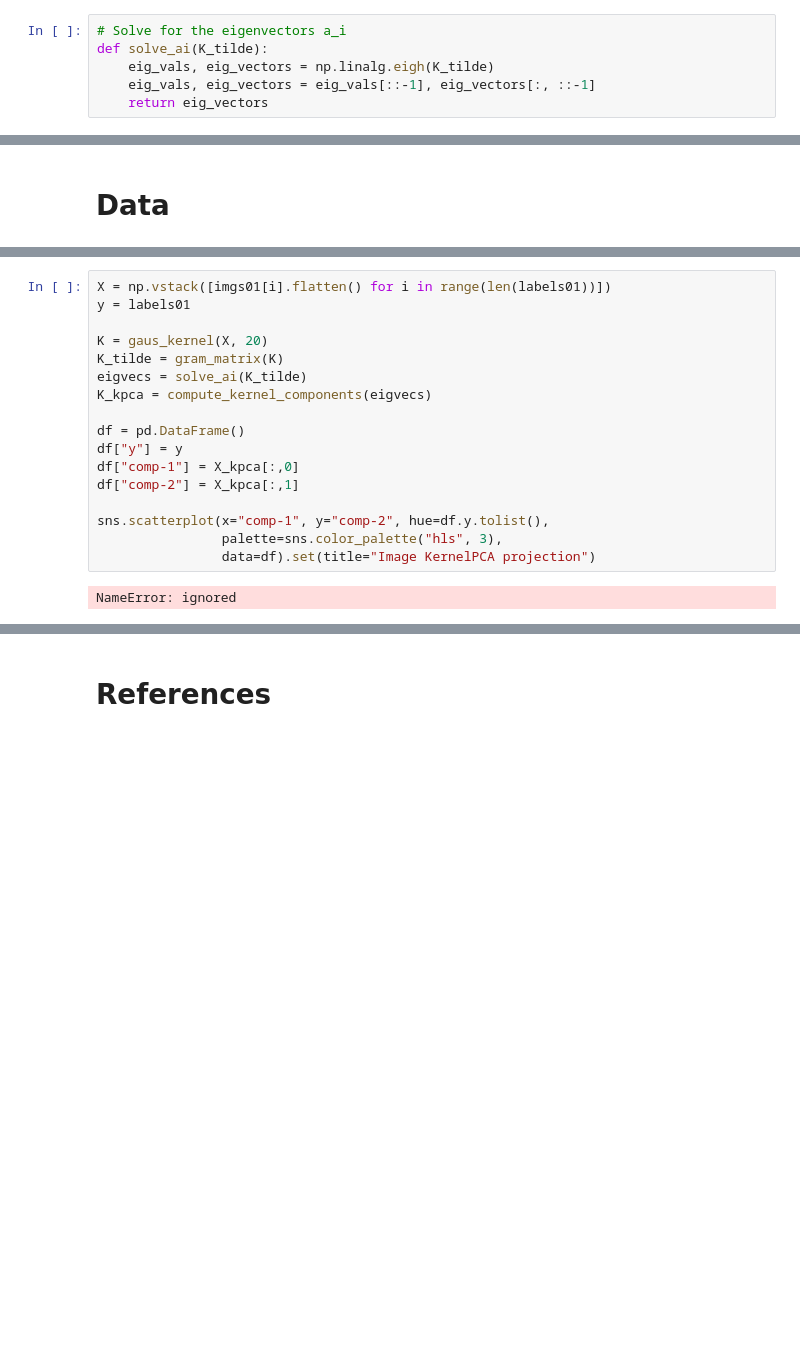
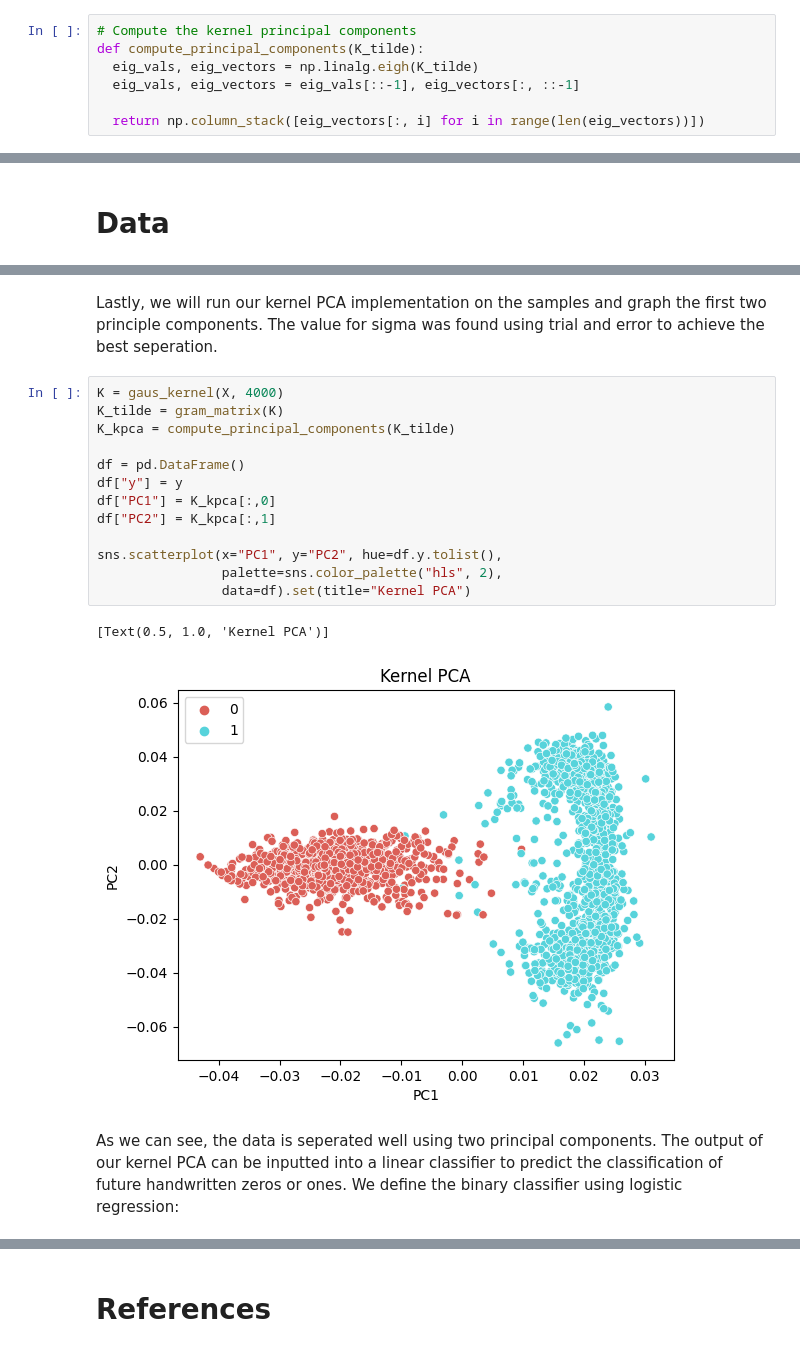
Before and after one commit to CrossWI/MATH535-Final, a Jupyter notebook: kernalPCA.ipynb, the cells around one changed output, grey strips where cells are left out. Cells and saved outputs as stored; diff of their text form; blank space fills up the shorter version.

```diff
--- a/kernalPCA.ipynb
+++ b/kernalPCA.ipynb
@@ -148,6 +148,7 @@ Step 3: Now that we have the Gram matrix, we need to solve for the vectors $a_i$
 # %%
-# Solve for the eigenvectors a_i
-def solve_ai(K_tilde):
-	eig_vals, eig_vectors = np.linalg.eigh(K_tilde)
-	eig_vals, eig_vectors = eig_vals[::-1], eig_vectors[:, ::-1]
-	return eig_vectors
+# Compute the kernel principal components
+def compute_principal_components(K_tilde):
+  eig_vals, eig_vectors = np.linalg.eigh(K_tilde)
+  eig_vals, eig_vectors = eig_vals[::-1], eig_vectors[:, ::-1]
+
+  return np.column_stack([eig_vectors[:, i] for i in range(len(eig_vectors))])
@@ -183,19 +199,20 @@ Now, we can perform kernel PCA on the training data set
+# %% [markdown]
+Lastly, we will run our kernel PCA implementation on the samples and graph the first two principle components. The value for sigma was found using trial and error to achieve the best seperation.
 # %%
-X = np.vstack([imgs01[i].flatten() for i in range(len(labels01))])
-y = labels01
-
-K = gaus_kernel(X, 20)
+K = gaus_kernel(X, 4000)
 K_tilde = gram_matrix(K)
-eigvecs = solve_ai(K_tilde)
-K_kpca = compute_kernel_components(eigvecs)
+K_kpca = compute_principal_components(K_tilde)
 
 df = pd.DataFrame()
 df["y"] = y
-df["comp-1"] = X_kpca[:,0]
-df["comp-2"] = X_kpca[:,1]
+df["PC1"] = K_kpca[:,0]
+df["PC2"] = K_kpca[:,1]
 
-sns.scatterplot(x="comp-1", y="comp-2", hue=df.y.tolist(),
-                palette=sns.color_palette("hls", 3),
-                data=df).set(title="Image KernelPCA projection")
+sns.scatterplot(x="PC1", y="PC2", hue=df.y.tolist(),
+                palette=sns.color_palette("hls", 2),
+                data=df).set(title="Kernel PCA")
 # %% [output]
-NameError: ignored
+[Text(0.5, 1.0, 'Kernel PCA')]
+[figure, added]
+# %% [markdown]
+As we can see, the data is seperated well using two principal components. The output of our kernel PCA can be inputted into a linear classifier to predict the classification of future handwritten zeros or ones. We define the binary classifier using logistic regression:
```
Also changed, not shown: parts of 29 cells of this notebook, 1 other file.
